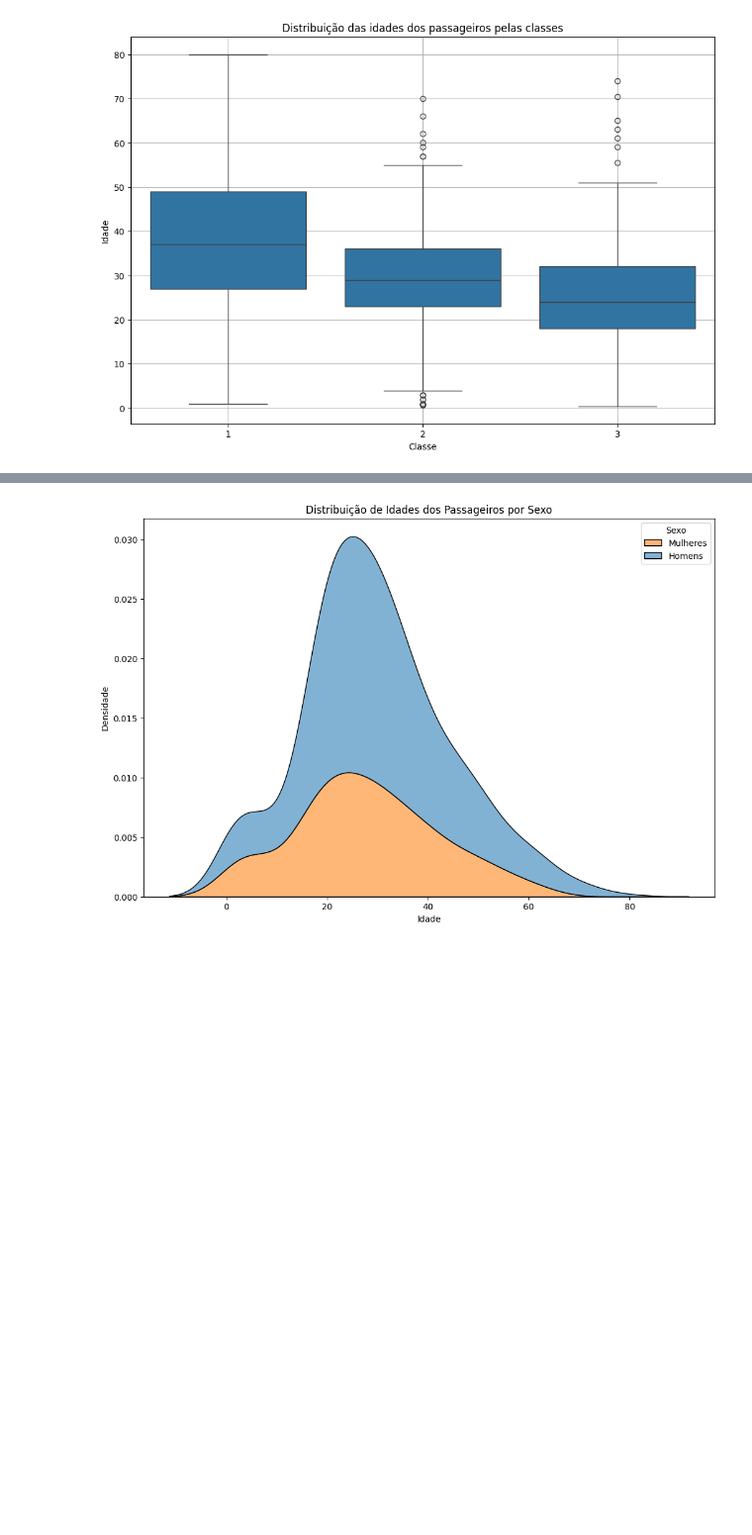
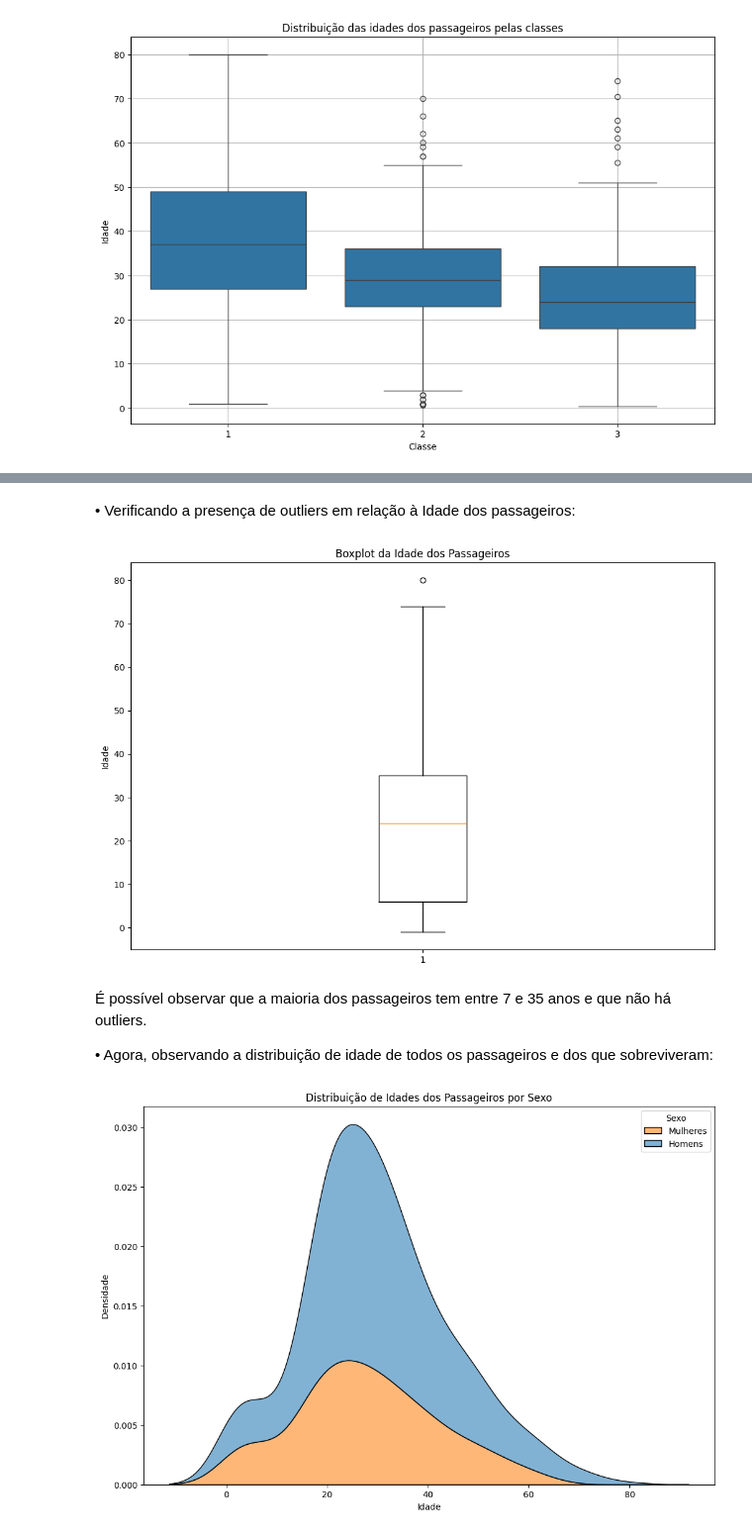
Before and after one commit to LSouzaCosta/DataScience, a Jupyter notebook: Titanic/01_EDA_titanic.ipynb, the cells around one changed output, grey strips where cells are left out. Shown at 99% size. Cells and saved outputs as stored; diff of their text form; code cells hidden in the pictures; blank space fills up the shorter version.

```diff
--- a/Titanic/01_EDA_titanic.ipynb
+++ b/Titanic/01_EDA_titanic.ipynb
@@ -100,3 +115,23 @@ Verifica-se que a média de idade por classe social segue um certo padrão, pess
+# %% [markdown]
+• Verificando a presença de outliers em relação à Idade dos passageiros:
+# %%
+# Como foi identificado que a coluna de idade continha valores nulos, iremos preenchê-los com -1 para analisar a possível presença de outliers:
+age_DF = train_DF.copy()
+age_DF["Age"] = age_DF["Age"].fillna(-1)
+
+# Criando gráfico BoxPlot para verificar a presença de outliers:
+plt.figure(figsize=(12, 8))
+plt.boxplot(age_DF["Age"])#.dropna())
+#sns.boxplot(x='Pclass', y='Age', data=age_DF)
+plt.title('Boxplot da Idade dos Passageiros')
+plt.ylabel('Idade')
+plt.show()
+# %% [output]
+[figure, added]
+# %% [markdown]
+É possível observar que a maioria dos passageiros tem entre 7 e 35 anos e que não há outliers.
+
+• Agora, observando a distribuição de idade de todos os passageiros e dos que sobreviveram:
 # %%
 # Criando uma paleta de cores para os gráficos.
 custom_palette = {"male": "#5799C6", "female": "#FF9F4B"}
```
Also changed, not shown: parts of 22 cells of this notebook, 1 other file.
